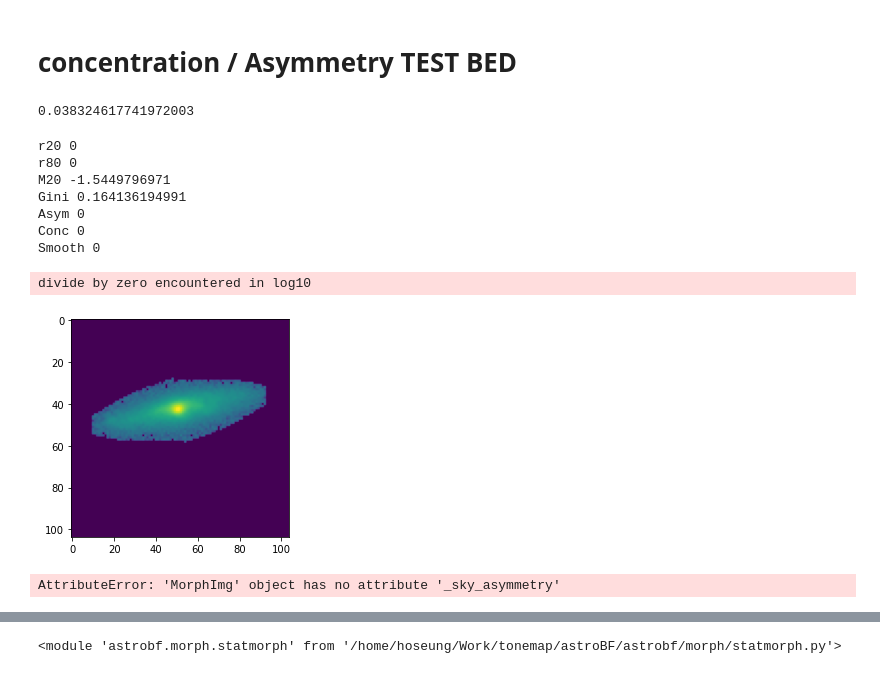
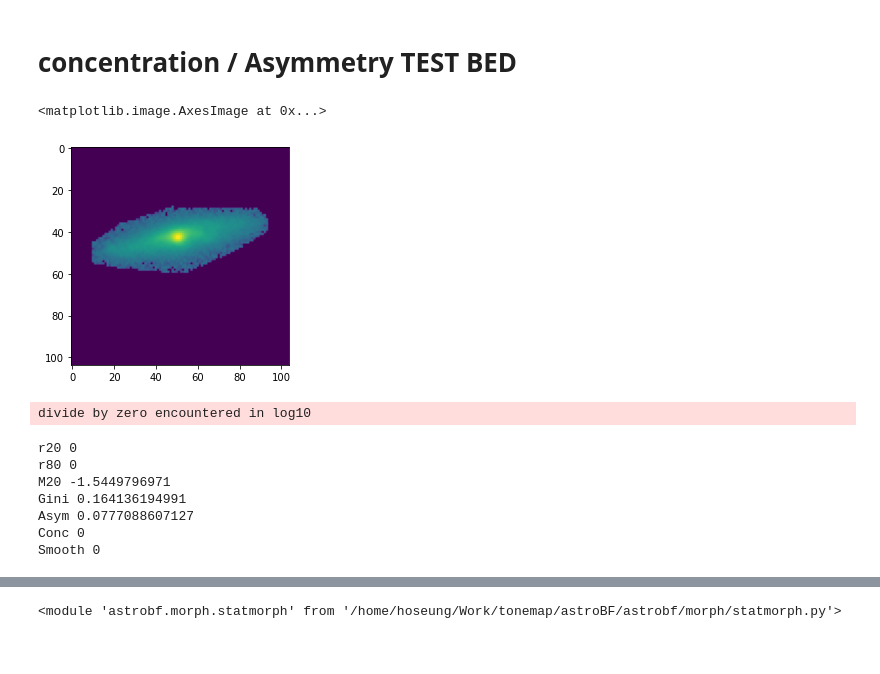
Before and after one commit to Hoseung/astroBF, a Jupyter notebook: notebooks/Eval_more_params_testing.ipynb, the cells around one changed output, grey strips where cells are left out. Cells and saved outputs as stored; diff of their text form; code cells hidden in the pictures.

```diff
--- a/notebooks/Eval_more_params_testing.ipynb
+++ b/notebooks/Eval_more_params_testing.ipynb
@@ -565,29 +568,27 @@ class MorphImg():
         props = ['r20', 'r80', 'M20', 'Gini', 'Asym', 'Conc', 'Smooth']
         for prp in props:
             print(prp, getattr(self, prp))
-# %%
-image = mi._tonemapped
-circ_aperture = photutils.CircularAperture((mi._xc, mi._yc), 5)
-_aperture_mean_nomask(circ_aperture, image, method='exact')
-# %% [output]
-0.038324617741972003
+# %%
+plt.imshow(mi._tonemapped)
+# %% [output]
+<matplotlib.image.AxesImage at 0x...>
+[figure, added]
 # %%
 tmo_params = {'b':3.5, 'c':5, 'dh':3, 'dl':10}
 
 mi = MorphImg(sub_gals[0]['data'])
 
 mi.measure_all()
+
+#mi._calculate_asymm()
+
 mi.print_props()
-
-mi._asymmetry_center()
 # %% [output]
-r20 0
-r80 0
-M20 -1.5449796971
-Gini 0.164136194991
-Asym 0
-Conc 0
-Smooth 0
+divide by zero encountered in log10
-divide by zero encountered in log10
+r20 0
+r80 0
+M20 -1.5449796971
+Gini 0.164136194991
+Asym 0.0777088607127
+Conc 0
+Smooth 0
-[figure, removed]
-AttributeError: 'MorphImg' object has no attribute '_sky_asymmetry'
```
Also changed, not shown: parts of 6 cells of this notebook, 2 other files.
